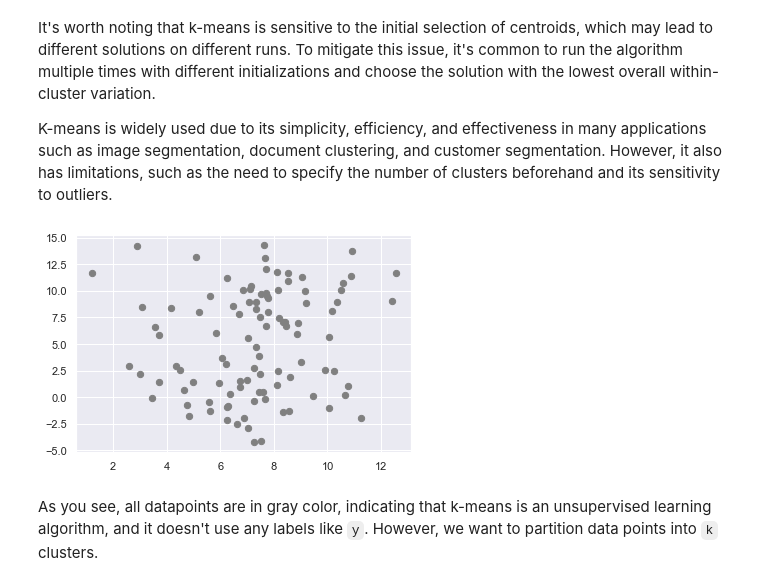
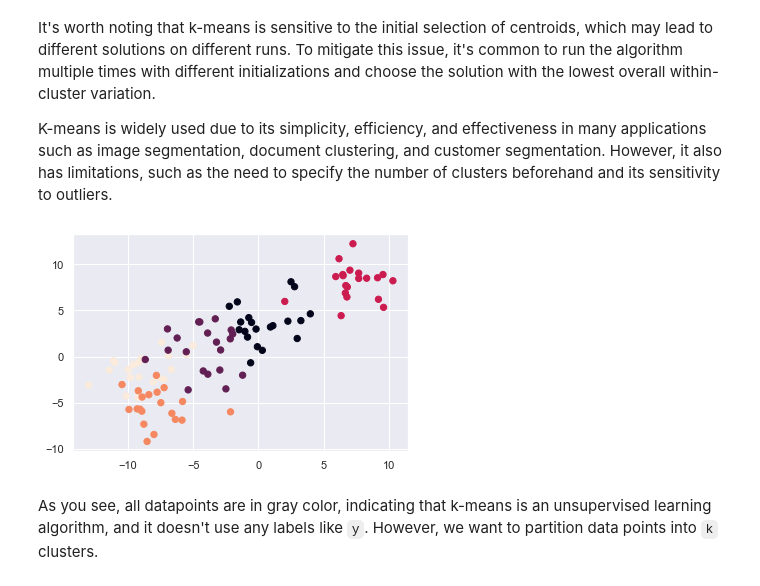
Before and after one commit to Rahdar82/Machine_Learning_2022, a Jupyter notebook: 16-How_K-means_works.ipynb, the cells around one changed output. Drawn from its saved outputs; the diff is of its cells as text; code cells hidden in the pictures.

```diff
--- a/16-How_K-means_works.ipynb
+++ b/16-How_K-means_works.ipynb
@@ -36,13 +36,13 @@ import seaborn as sns; sns.set()
 from sklearn.datasets import make_blobs
 # %%
 # generate synthetic data
-X, y = make_blobs(n_samples=100, centers=2,
-                  cluster_std=2, random_state=8)
+X, y = make_blobs(n_samples=100, centers=5,
+                  cluster_std=2, random_state=3)
 
 # plot the data
-plt.scatter(X[:, 0], X[:, 1], c='gray', s=40);
+plt.scatter(X[:, 0], X[:, 1], c=y, s=40);
 # %% [output]
-[figure, old version]
+[figure, new version]
 # %% [markdown]
 As you see, all datapoints are in gray color, indicating that k-means is an unsupervised learning algorithm, and it doesn't use any labels like `y`. However, we want to partition data points into `k` clusters.
 # %% [markdown]
```
Also changed, not shown: parts of 9 cells of this notebook.
